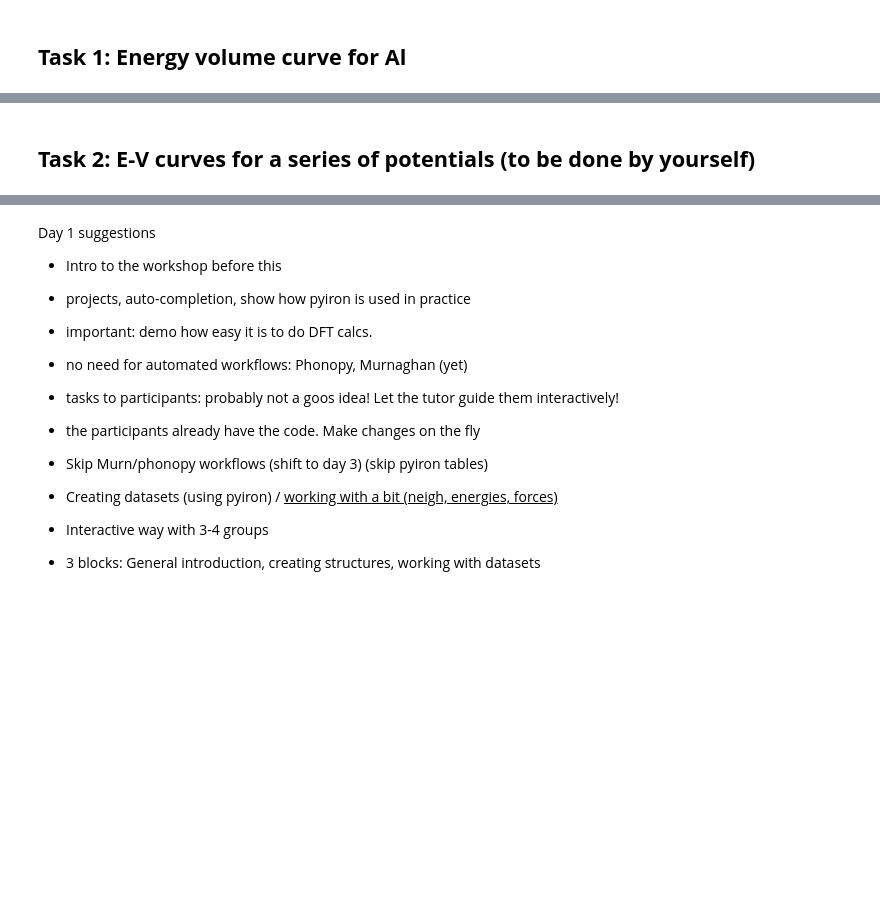
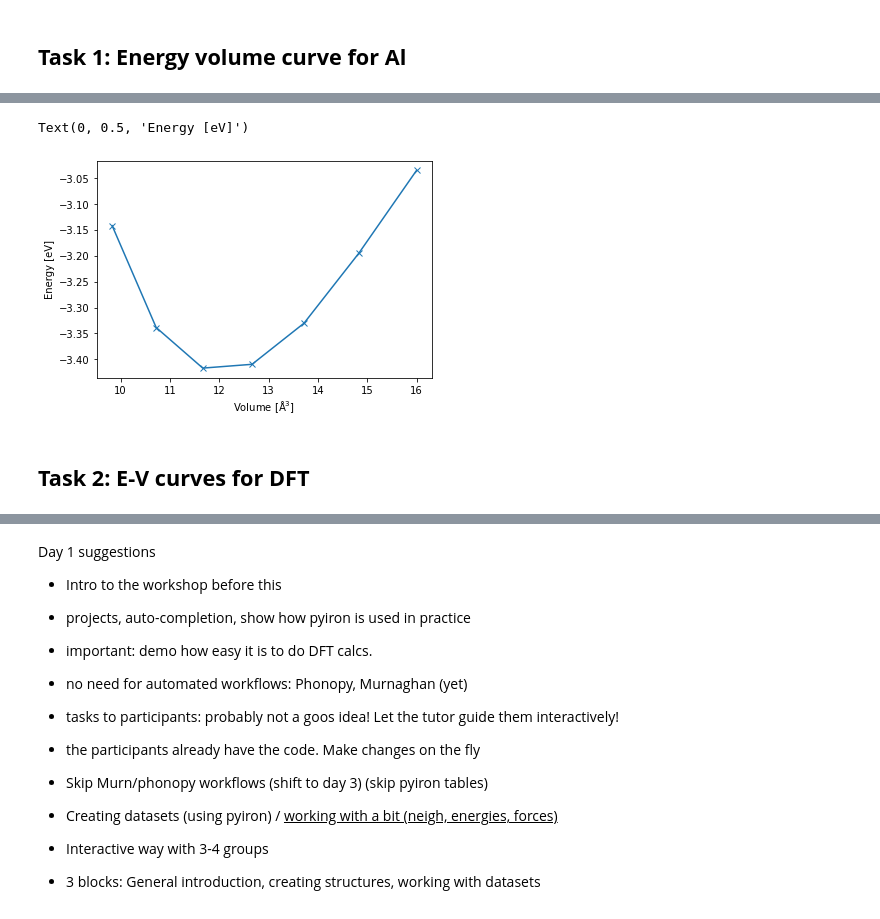
Before and after one commit to pyiron-workshop/potentials-workshop-2021, a Jupyter notebook: day_1/ex_01_introduction_to_pyiron.ipynb, the cells around one changed output, grey strips where cells are left out. Cells and saved outputs as stored; diff of their text form; code cells hidden in the pictures; blank space fills up the shorter version.

```diff
--- a/day_1/ex_01_introduction_to_pyiron.ipynb
+++ b/day_1/ex_01_introduction_to_pyiron.ipynb
@@ -344,0 +322,17 @@ plt.ylabel("Energy [eV]");
+# %%
+%%time
+# Analysing the data
+vol_list = list()
+energy_list = list()
+
+for job in pr["E_V_curve"].iter_jobs(convert_to_object=False, status="finished"):
+    vol_list.append(get_volume(job))
+    energy_list.append(get_energy(job))
+
+args = np.argsort(vol_list)
+vol_list = np.array(vol_list)
+energy_list = np.array(energy_list)
+plt.plot(vol_list[args], energy_list[args], "-x")
+plt.xlabel("Volume [$\mathrm{\AA^3}$]")
+plt.ylabel("Energy [eV]");
+# %% [output]
@@ -345,2 +341,4 @@ plt.ylabel("Energy [eV]");
+Text(0, 0.5, 'Energy [eV]')
+[figure, added]
 # %% [markdown]
-## **Task 2: E-V curves for a series of potentials (to be done by yourself)**
+## **Task 2: E-V curves for DFT**
```
Also changed, not shown: parts of 53 cells of this notebook.
